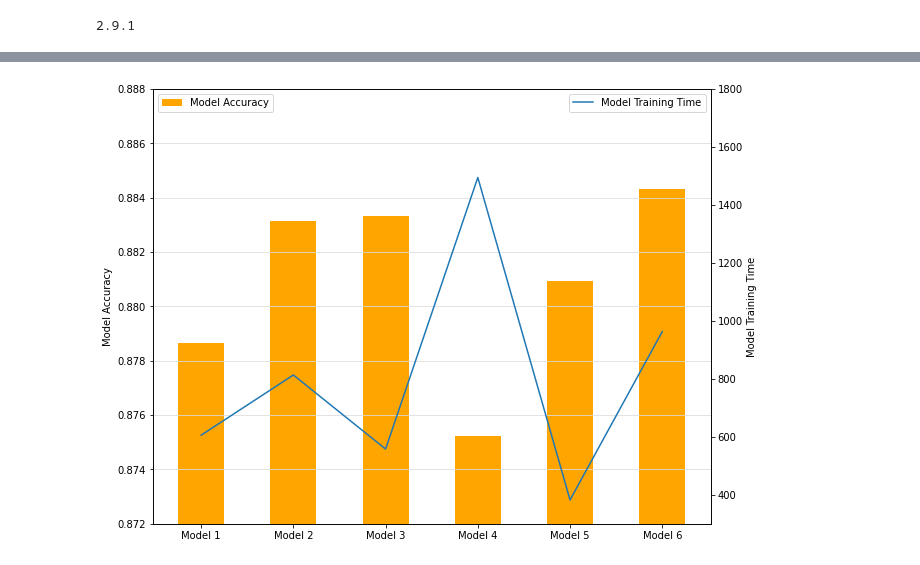
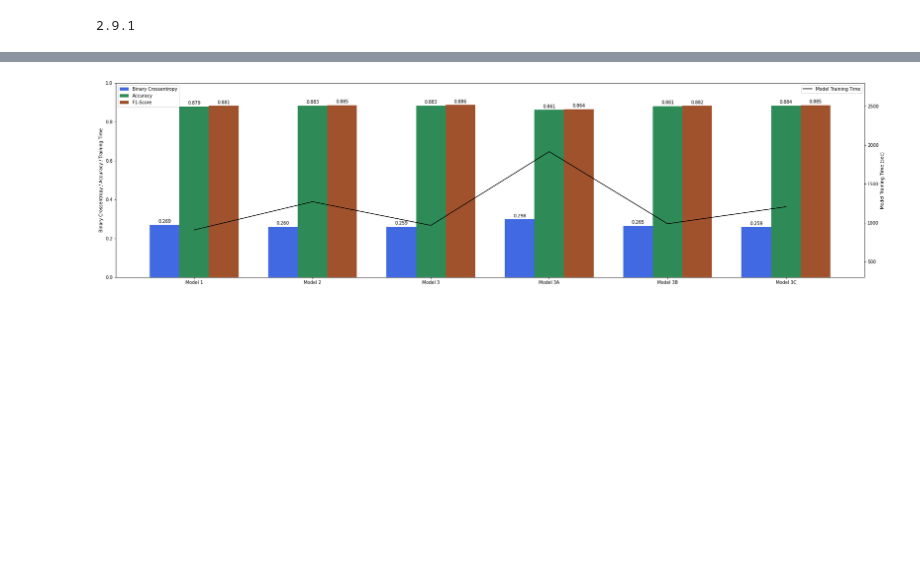
Before and after one commit to JosephLazarus/QTW, a Jupyter notebook: Case Study 6/CaseStudy6_Final.ipynb, the cells around one changed output, grey strips where cells are left out. Cells and saved outputs as stored; diff of their text form; code cells hidden in the pictures; blank space fills up the shorter version.

```diff
--- a/Case Study 6/CaseStudy6_Final.ipynb
+++ b/Case Study 6/CaseStudy6_Final.ipynb
@@ -45,8 +45,8 @@ The goal is to maximize the accuracy and describe the decisions made while desig
 # The file is 1.63GB, which is too big for Github
 # Save the file locally and read in using the file's path
 
-# path = 'C:/Users/puri.rudick/Downloads/all_train.csv.gz'
-path = '/Users/puri/DataScience@SMU/10.DS7333 QTW/all_train.csv.gz'
+path = 'C:/Users/puri.rudick/Downloads/all_train.csv.gz'
+# path = '/Users/puri/DataScience@SMU/10.DS7333 QTW/all_train.csv.gz'
 # path = "C:/Users/OaklandHillsMansion/OneDrive - Southern Methodist University/SMU/DS 7333 Quantify World/QTW_Week11_Files/all_train.csv.gz"
 
 df = pd.read_csv(path, compression='gzip', on_bad_lines='skip')
@@ -503,6 +574,6 @@ test_matrices = pd.concat([test_matrices, t])
 # %%
-# Model 5
-model5 = tf.keras.Sequential([
+# Model 3B
+model3b = tf.keras.Sequential([
     tf.keras.layers.Dense(256, activation = 'relu', input_shape=(X_train_.shape[1], )),
     tf.keras.layers.Dense(128, activation = 'relu', kernel_regularizer=tf.keras.regularizers.l2(0.01)),
     tf.keras.layers.Dropout(0.2),
@@ -511,7 +582,7 @@ model5 = tf.keras.Sequential([
     tf.keras.layers.Dense(1, activation = 'sigmoid')
 ])
 
-h, t = compile_and_fit(model5, 'Model 5')
-models_histories['Model 5'] = h
+h, t = compile_and_fit(model3b, 'Model 3B')
+models_histories['Model 3B'] = h
 test_matrices = pd.concat([test_matrices, t])
 # %% [output]
@@ -519,6 +601,6 @@ test_matrices = pd.concat([test_matrices, t])
 # %%
-# Model 6
-model6 = tf.keras.Sequential([
+# Model 3C
+model3c = tf.keras.Sequential([
     tf.keras.layers.Dense(256, activation = 'relu', input_shape=(X_train_.shape[1], )),
     tf.keras.layers.Dense(128, activation = 'relu'),
     tf.keras.layers.Dense(64, activation = 'relu', kernel_regularizer=tf.keras.regularizers.l2(0.01)),
@@ -527,7 +609,7 @@ model6 = tf.keras.Sequential([
     tf.keras.layers.Dense(1, activation = 'sigmoid')
 ])
 
-h, t = compile_and_fit(model6, 'Model 6')
-models_histories['Model 6'] = h
+h, t = compile_and_fit(model3c, 'Model 3C')
+models_histories['Model 3C'] = h
 test_matrices = pd.concat([test_matrices, t])
 # %% [output]
@@ -552,22 +657,29 @@ test_matrices
 # %%
 # Create figure and axis #1
-fig, ax1 = plt.subplots(figsize=(10,8))
+fig, ax1 = plt.subplots(figsize=(30,8))
 # plot line chart on axis #1
-ax1.bar(test_matrices['model'], test_matrices['acc'], width=0.5, color='orange')
+x = np.arange(len(test_matrices['model']))  # the label locations
+width = 0.25  # the width of the bars
+a1 = ax1.bar(x-width, test_matrices['binary_crossentropy'], width, color='royalblue', label = 'Binary Crossentropy')
+a2 = ax1.bar(x, test_matrices['acc'], width, color='seagreen', label='Accuracy')
+a3 = ax1.bar(x+width, test_matrices['f1'], width, color='sienna', label = 'F1-Score')
+ax1.bar_label(a1, padding=3, fmt='%.3f')
+ax1.bar_label(a2, padding=3, fmt='%.3f')
+ax1.bar_label(a3, padding=3, fmt='%.3f')
 ax1.grid(False) # turn off grid #2
-ax1.set_ylabel('Model Accuracy')
-ax1.set_ylim(0.872, .888)
-ax1.legend(['Model Accuracy'], loc="upper left")
-plt.grid(axis='y', color = 'gainsboro')
+ax1.set_ylabel('Binary Crossentropy / Accuracy / Training Time')
+ax1.set_ylim(0, 1)
+ax1.legend(loc="upper left")
+# plt.grid(axis='y', color = 'gainsboro')
 # set up the 2nd axis
 ax2 = ax1.twinx()
 # plot bar chart on axis #2
 
-ax2.plot(test_matrices['model'], test_matrices['training_time'])
-ax2.set_ylabel('Model Training Time')
-ax2.set_ylim(300, 1800)
+ax2.plot(test_matrices['model'], test_matrices['training_time'], color='black')
+ax2.set_ylabel('Model Training Time (sec)')
+ax2.set_ylim(300, 2800)
 ax2.legend(['Model Training Time'], loc="upper right")
 
 plt.show()
 # %% [output]
-[figure, old version]
+[figure, new version]
```
Also changed, not shown: parts of 43 cells of this notebook.
